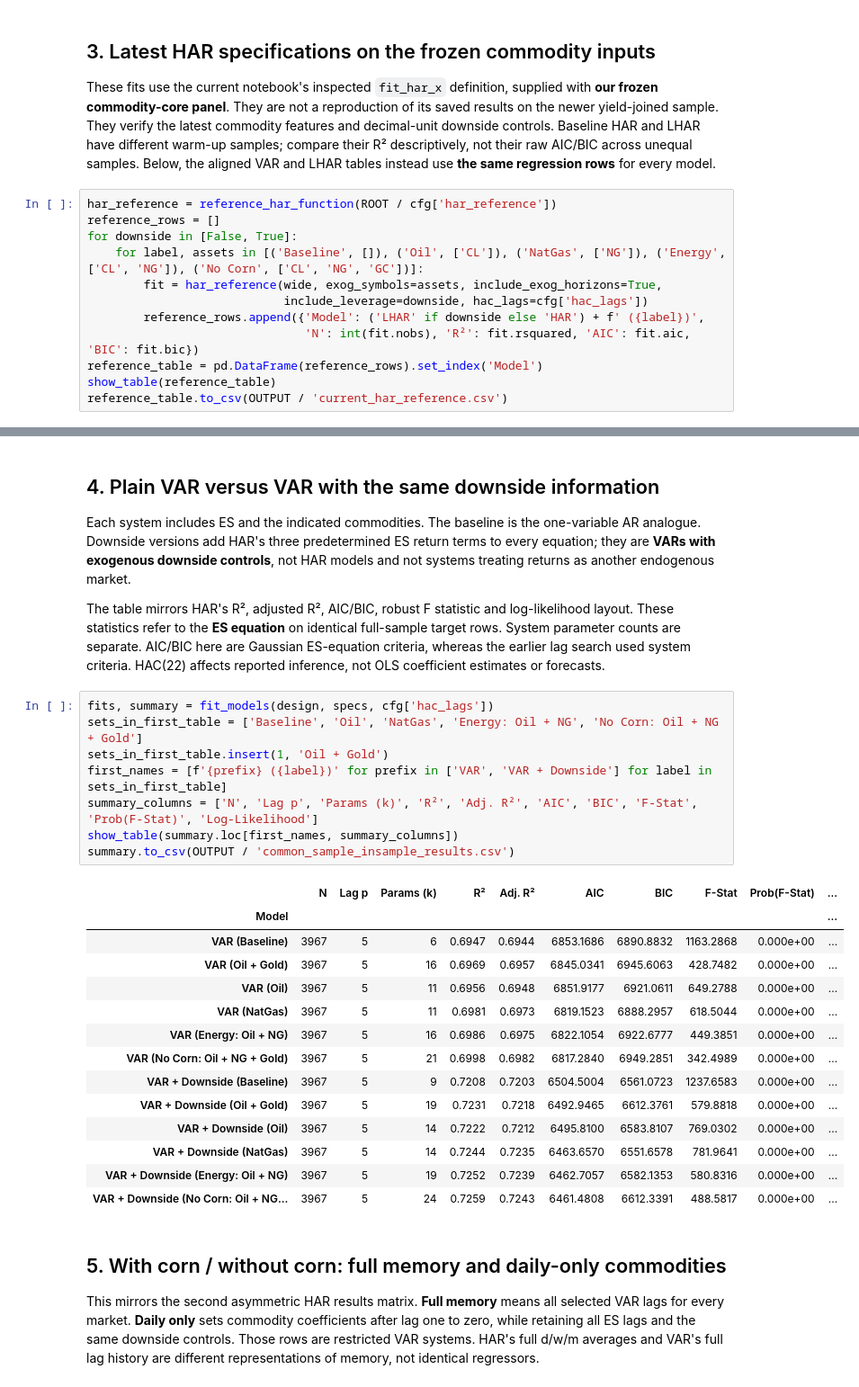
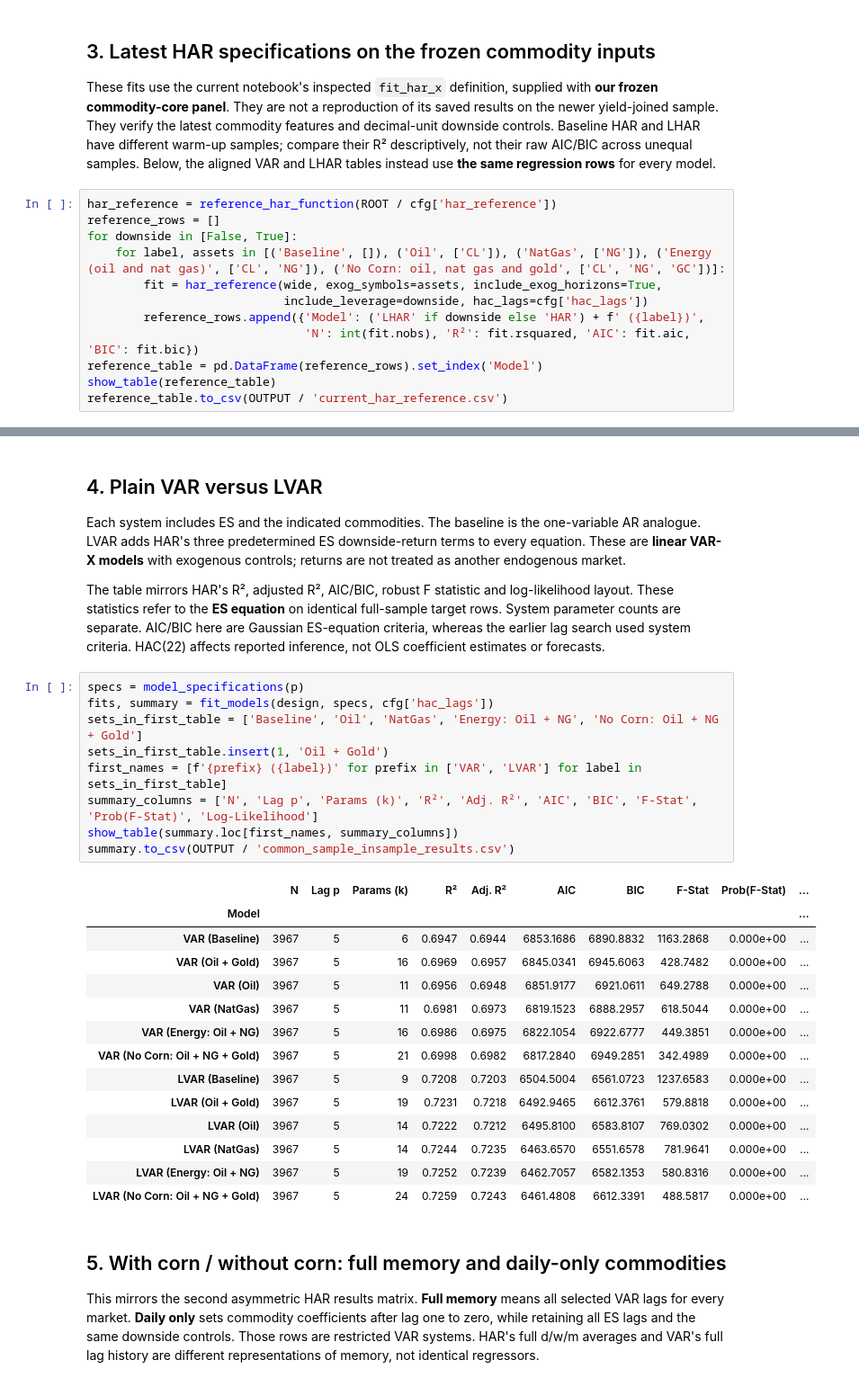
Before and after one commit to Deangr-econ/Quant_methods_project, a Jupyter notebook: VAR_QTFE.ipynb, the cells around one changed output, grey strips where cells are left out. Shown at 90% size. Saved outputs shown, nothing was run; the diff lists cells and outputs as text.

```diff
--- a/VAR_QTFE.ipynb
+++ b/VAR_QTFE.ipynb
@@ -222,7 +233,7 @@ tables instead use **the same regression rows** for every model.
 har_reference = reference_har_function(ROOT / cfg['har_reference'])
 reference_rows = []
 for downside in [False, True]:
-    for label, assets in [('Baseline', []), ('Oil', ['CL']), ('NatGas', ['NG']), ('Energy', ['CL', 'NG']), ('No Corn', ['CL', 'NG', 'GC'])]:
+    for label, assets in [('Baseline', []), ('Oil', ['CL']), ('NatGas', ['NG']), ('Energy (oil and nat gas)', ['CL', 'NG']), ('No Corn: oil, nat gas and gold', ['CL', 'NG', 'GC'])]:
         fit = har_reference(wide, exog_symbols=assets, include_exog_horizons=True,
                             include_leverage=downside, hac_lags=cfg['hac_lags'])
         reference_rows.append({'Model': ('LHAR' if downside else 'HAR') + f' ({label})',
@@ -246,10 +257,10 @@ reference_table.to_csv(OUTPUT / 'current_har_reference.csv')
 # %% [markdown]
-## 4. Plain VAR versus VAR with the same downside information
+## 4. Plain VAR versus LVAR
 
 Each system includes ES and the indicated commodities. The baseline is the
-one-variable AR analogue. Downside versions add HAR's three predetermined ES
-return terms to every equation; they are **VARs with exogenous downside controls**,
-not HAR models and not systems treating returns as another endogenous market.
+one-variable AR analogue. LVAR adds HAR's three predetermined ES downside-return
+terms to every equation. These are **linear VAR-X models** with exogenous controls;
+returns are not treated as another endogenous market.
 
 The table mirrors HAR's R², adjusted R², AIC/BIC, robust F statistic and
 log-likelihood layout. These statistics refer to the **ES equation** on identical
@@ -257,28 +268,29 @@ full-sample target rows. System parameter counts are separate. AIC/BIC here are
 Gaussian ES-equation criteria, whereas the earlier lag search used system criteria.
 HAC(22) affects reported inference, not OLS coefficient estimates or forecasts.
 # %%
+specs = model_specifications(p)
 fits, summary = fit_models(design, specs, cfg['hac_lags'])
 sets_in_first_table = ['Baseline', 'Oil', 'NatGas', 'Energy: Oil + NG', 'No Corn: Oil + NG + Gold']
 sets_in_first_table.insert(1, 'Oil + Gold')
-first_names = [f'{prefix} ({label})' for prefix in ['VAR', 'VAR + Downside'] for label in sets_in_first_table]
+first_names = [f'{prefix} ({label})' for prefix in ['VAR', 'LVAR'] for label in sets_in_first_table]
 summary_columns = ['N', 'Lag p', 'Params (k)', 'R²', 'Adj. R²', 'AIC', 'BIC', 'F-Stat', 'Prob(F-Stat)', 'Log-Likelihood']
 show_table(summary.loc[first_names, summary_columns])
 summary.to_csv(OUTPUT / 'common_sample_insample_results.csv')
 # %% [output]
 |  | N | Lag p | Params (k) | R² | Adj. R² | AIC | BIC | F-Stat | Prob(F-Stat) | ... |
 | Model |  |  |  |  |  |  |  |  |  | ... |
 | VAR (Baseline) | 3967 | 5 | 6 | 0.6947 | 0.6944 | 6853.1686 | 6890.8832 | 1163.2868 | 0.000e+00 | ... |
 | VAR (Oil + Gold) | 3967 | 5 | 16 | 0.6969 | 0.6957 | 6845.0341 | 6945.6063 | 428.7482 | 0.000e+00 | ... |
 | VAR (Oil) | 3967 | 5 | 11 | 0.6956 | 0.6948 | 6851.9177 | 6921.0611 | 649.2788 | 0.000e+00 | ... |
 | VAR (NatGas) | 3967 | 5 | 11 | 0.6981 | 0.6973 | 6819.1523 | 6888.2957 | 618.5044 | 0.000e+00 | ... |
 | VAR (Energy: Oil + NG) | 3967 | 5 | 16 | 0.6986 | 0.6975 | 6822.1054 | 6922.6777 | 449.3851 | 0.000e+00 | ... |
 | VAR (No Corn: Oil + NG + Gold) | 3967 | 5 | 21 | 0.6998 | 0.6982 | 6817.2840 | 6949.2851 | 342.4989 | 0.000e+00 | ... |
-| VAR + Downside (Baseline) | 3967 | 5 | 9 | 0.7208 | 0.7203 | 6504.5004 | 6561.0723 | 1237.6583 | 0.000e+00 | ... |
-| VAR + Downside (Oil + Gold) | 3967 | 5 | 19 | 0.7231 | 0.7218 | 6492.9465 | 6612.3761 | 579.8818 | 0.000e+00 | ... |
-| VAR + Downside (Oil) | 3967 | 5 | 14 | 0.7222 | 0.7212 | 6495.8100 | 6583.8107 | 769.0302 | 0.000e+00 | ... |
-| VAR + Downside (NatGas) | 3967 | 5 | 14 | 0.7244 | 0.7235 | 6463.6570 | 6551.6578 | 781.9641 | 0.000e+00 | ... |
-| VAR + Downside (Energy: Oil + NG) | 3967 | 5 | 19 | 0.7252 | 0.7239 | 6462.7057 | 6582.1353 | 580.8316 | 0.000e+00 | ... |
-| VAR + Downside (No Corn: Oil + NG... | 3967 | 5 | 24 | 0.7259 | 0.7243 | 6461.4808 | 6612.3391 | 488.5817 | 0.000e+00 | ... |
+| LVAR (Baseline) | 3967 | 5 | 9 | 0.7208 | 0.7203 | 6504.5004 | 6561.0723 | 1237.6583 | 0.000e+00 | ... |
+| LVAR (Oil + Gold) | 3967 | 5 | 19 | 0.7231 | 0.7218 | 6492.9465 | 6612.3761 | 579.8818 | 0.000e+00 | ... |
+| LVAR (Oil) | 3967 | 5 | 14 | 0.7222 | 0.7212 | 6495.8100 | 6583.8107 | 769.0302 | 0.000e+00 | ... |
+| LVAR (NatGas) | 3967 | 5 | 14 | 0.7244 | 0.7235 | 6463.6570 | 6551.6578 | 781.9641 | 0.000e+00 | ... |
+| LVAR (Energy: Oil + NG) | 3967 | 5 | 19 | 0.7252 | 0.7239 | 6462.7057 | 6582.1353 | 580.8316 | 0.000e+00 | ... |
+| LVAR (No Corn: Oil + NG + Gold) | 3967 | 5 | 24 | 0.7259 | 0.7243 | 6461.4808 | 6612.3391 | 488.5817 | 0.000e+00 | ... |
 # %% [markdown]
 ## 5. With corn / without corn: full memory and daily-only commodities
 
```
Also changed, not shown: parts of 15 cells of this notebook, 20 other files.
